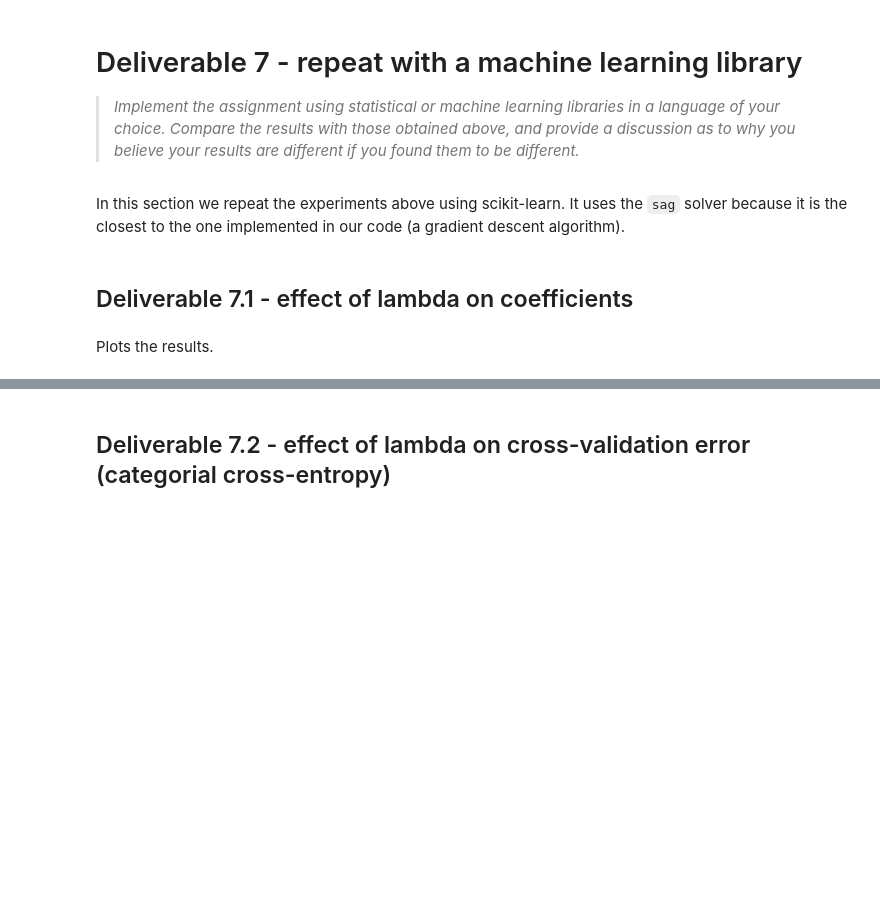
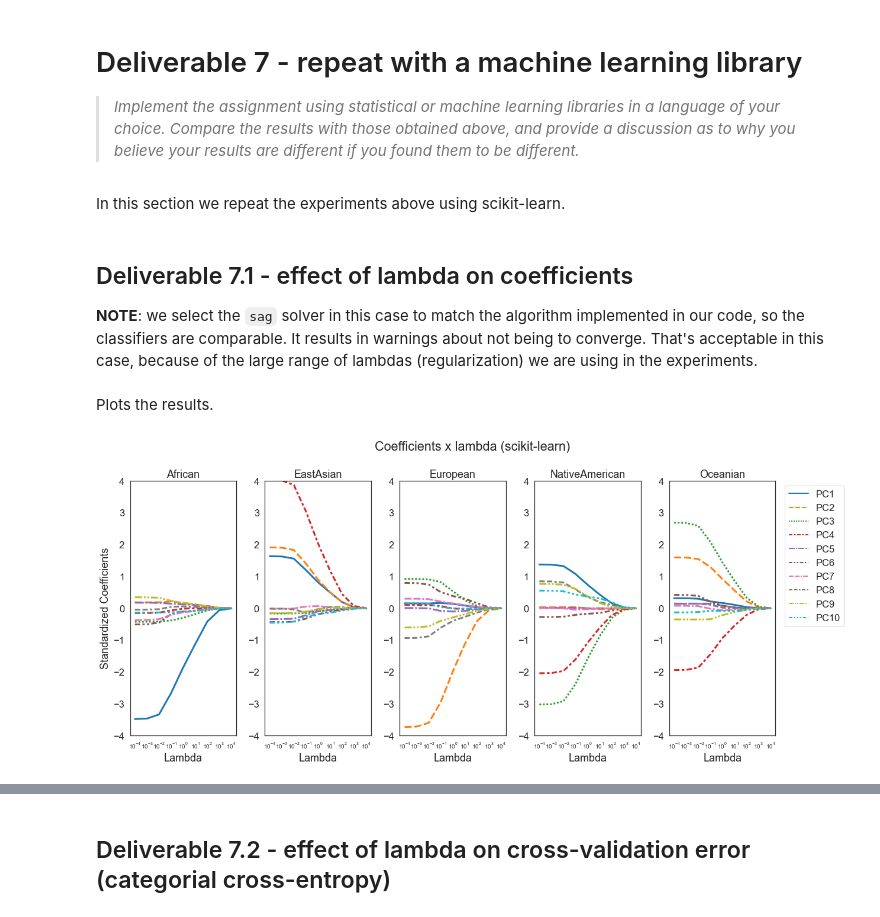
Before and after one commit to fau-masters-collected-works-cgarbin/regression-no-libraries, a Jupyter notebook: logistic_regression.ipynb, the cells around one changed output, grey strips where cells are left out. Saved outputs shown, nothing was run; the diff lists cells and outputs as text; code cells hidden in the pictures; blank space fills up the shorter version.

Commit message:
Add scikit-learn logistic regression - deliverab;le 7.1

```diff
--- a/logistic_regression.ipynb
+++ b/logistic_regression.ipynb
@@ -190,8 +182,10 @@ The lambda with the smallest categorical cross-entropy is 1.0
 # %% [markdown]
 Train a model with the lambda that resulted in the smallest categorical cross-entropy.
 # %%
-x, y = read_dataset()
+x, y, y_raw = read_dataset(TRAINING_FILE)
 betas4 = logistic.fit(x, y, lr=LR, lmbda=smallest_cce_lambda, iterations=10_000)
+
+#betas4 = logistic.fit(x, y, lr=0.00001, lmbda=0.1, iterations=50_000)
 # %% [markdown]
 Show the coefficients for this model.
 # %%
@@ -206,7 +243,7 @@ for feature, beta in zip(FEATURE_NAMES, betas4.flatten()):
 
 > _Implement the assignment using statistical or machine learning libraries in a language of your choice. Compare the results with those obtained above, and provide a discussion as to why you believe your results are different if you found them to be different._
 # %% [markdown]
-In this section we repeat the experiments above using scikit-learn. It uses the `sag` solver because it is the closest to the one implemented in our code (a gradient descent algorithm).
+In this section we repeat the experiments above using scikit-learn.
 # %%
 from sklearn import linear_model
 from sklearn import preprocessing
@@ -214,17 +251,23 @@ from sklearn import pipeline
 from sklearn import metrics
 # %% [markdown]
 ## Deliverable 7.1 - effect of lambda on coefficients
+
+**NOTE**: we select the `sag` solver in this case to match the algorithm implemented in our code, so the classifiers are comparable. It results in warnings about not being to converge. That's acceptable in this case, because of the large range of lambdas (regularization) we are using in the experiments.
 # %%
 betas_sk = []
 for lmbda in LAMBDAS_TO_TEST:
-    x, y = read_dataset(standardize=False)
+    x, y, y_raw = read_dataset(TRAINING_FILE, standardize=False)
     model_sk = pipeline.make_pipeline(preprocessing.StandardScaler(),
-                                      linear_model.Ridge(alpha=lmbda,
-                                                         solver='sag'))
-    model_sk.fit(x, y)
-    coef_sk = model_sk.named_steps['ridge'].coef_
+        linear_model.LogisticRegression(multi_class='multinomial',
+            solver='sag', penalty='l2', C=1/lmbda, random_state=42))
+    model_sk.fit(x, y_raw.ravel())
+    # scikit returns coefficient in (classes, features)
+    # Store its transpose to match our code, so we can plot later
+    coef_sk = model_sk.named_steps['logisticregression'].coef_.T
     betas_sk.append(coef_sk)
 # %% [markdown]
 Plots the results.
 # %%
-plot_betas(betas_sk, 'Coefficients x lambda (scikit-learn)')
+plot_betas(betas_sk, 'Coefficients x lambda (scikit-learn)', 4, -4)
+# %% [output]
+[figure, added]
```
Also changed, not shown: parts of 12 cells of this notebook.
